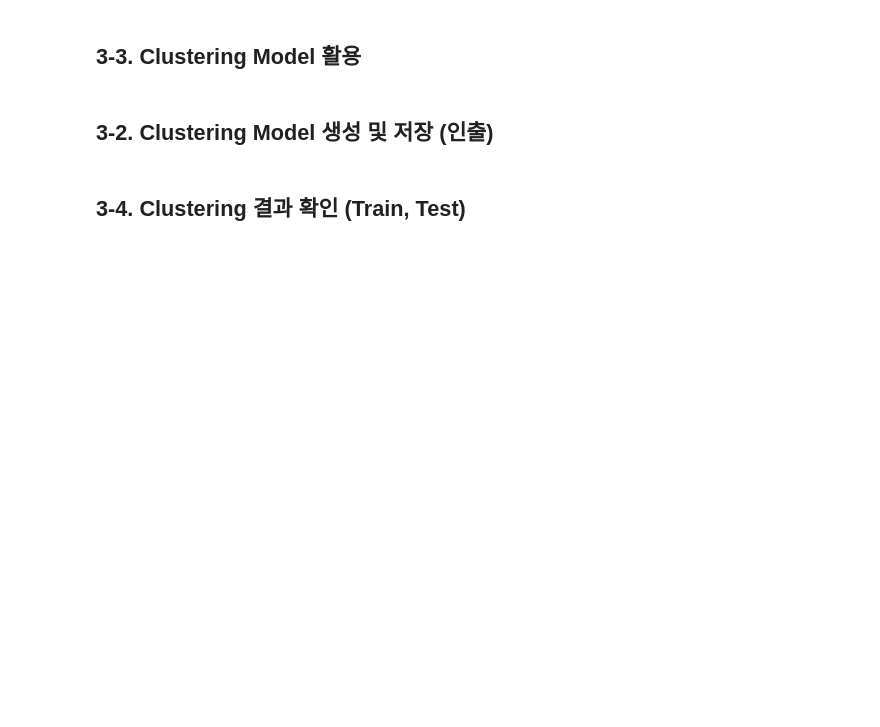
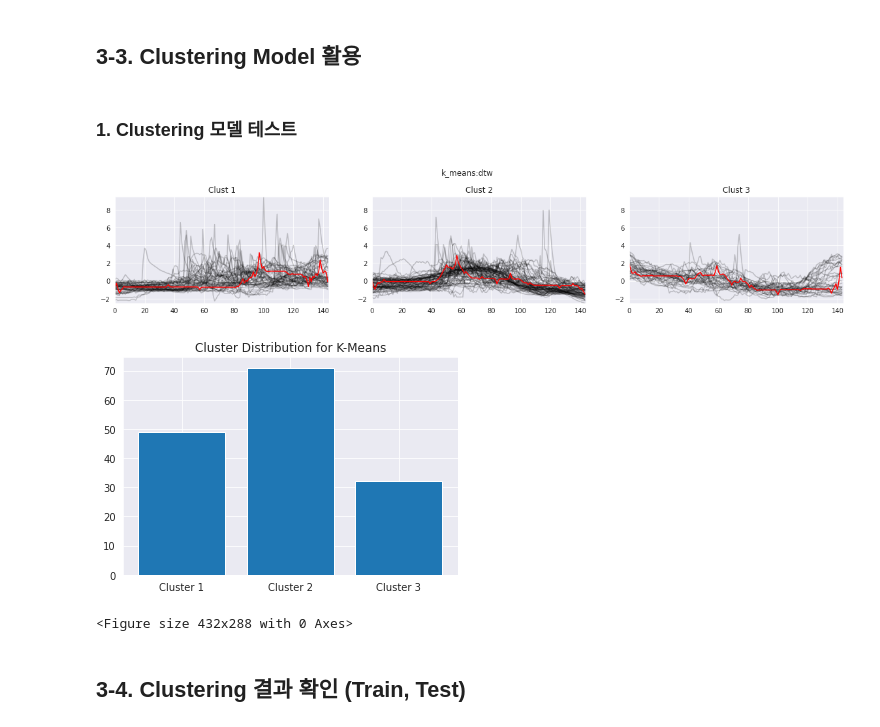
Before and after one commit to CLUSTKETI/SejongUniv2022, a Jupyter notebook: clustering/Time_Series_1day_Clustering.jw.ipynb, the cells around one changed output. Cells and saved outputs as stored; diff of their text form; code cells hidden in the pictures; blank space fills up the shorter version.

```diff
--- a/clustering/Time_Series_1day_Clustering.jw.ipynb
+++ b/clustering/Time_Series_1day_Clustering.jw.ipynb
@@ -118,4 +126,2 @@ plt.show()
 # %% [markdown]
 ## 3-3. Clustering Model 활용
-# %% [markdown]
-## 3-2. Clustering Model 생성 및 저장 (인출)
@@ -155,3 +128,22 @@ plt.show()
+# %% [markdown]
+### 1. Clustering 모델 테스트
+# %%
+from Clust.clust.ML.tool.model import load_pickle_model, save_pickle_model
+from Clust.clust.ML.tool import util
+
+# 1. set param
+
+max_cluster = 3
+param = {"n_clusters":max_cluster,  "metric":kmeans_metrics}
+parameter = {"method":"kmeans", "param":param}
+
+from Clust.clust.ML.clustering.interface import clusteringByMethod
+model_path = "model.pkl"
+result, figdata1= clusteringByMethod(data_scaled, parameter, model_path)
+# %% [output]
+[figure, added]
+[figure, added]
+<Figure size 432x288 with 0 Axes>
 # %% [markdown]
 ## 3-4. Clustering 결과 확인 (Train, Test)
 # %%
```
Also changed, not shown: parts of 7 cells of this notebook, 1 other file.
